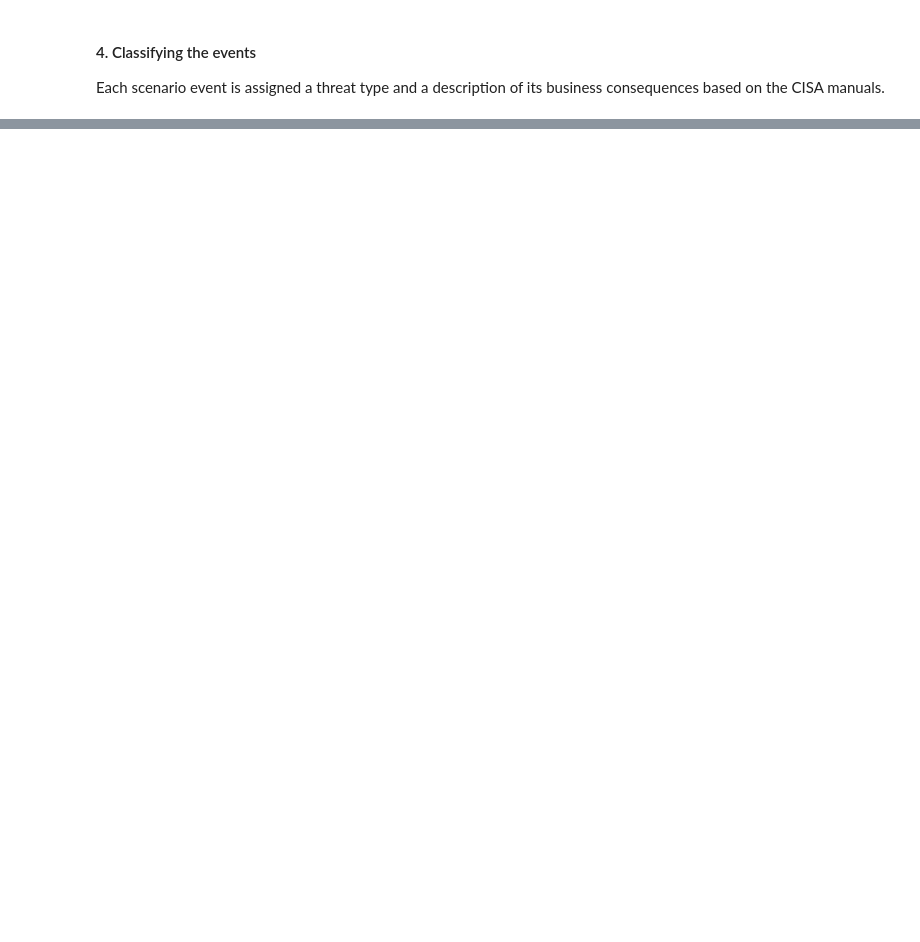
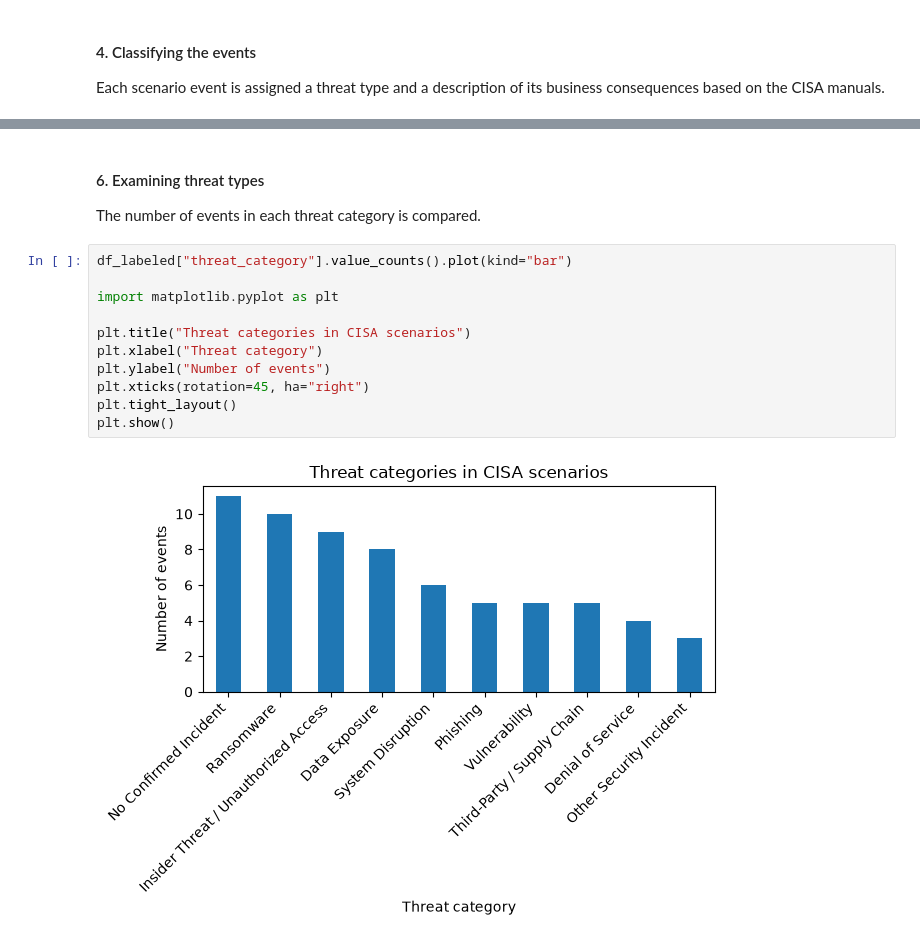
Before and after one commit to Mastercoder-1000/Data-Strategy-amp-Modelling-for-a-Strategic-Cybersecurity-Decision-Making-Exercise-Platform-, a Jupyter notebook: notebooks/cisa_analysis.ipynb, the cells around one changed output, grey strips where cells are left out. Saved outputs shown, nothing was run; the diff lists cells and outputs as text; blank space fills up the shorter version.

```diff
--- a/notebooks/cisa_analysis.ipynb
+++ b/notebooks/cisa_analysis.ipynb
@@ -376 +468,17 @@ display(df_labeled[["inject_id", "threat_type", "threat_category"]])
+# %% [markdown]
+#### 6. Examining threat types
+The number of events in each threat category is compared.
+# %%
+df_labeled["threat_category"].value_counts().plot(kind="bar")
+
+import matplotlib.pyplot as plt
+
+plt.title("Threat categories in CISA scenarios")
+plt.xlabel("Threat category")
+plt.ylabel("Number of events")
+plt.xticks(rotation=45, ha="right")
+plt.tight_layout()
+plt.show()
+# %% [output]
+[figure, added]
 # %% [markdown]
```
Also changed, not shown: parts of 16 cells of this notebook, 8 other files.
